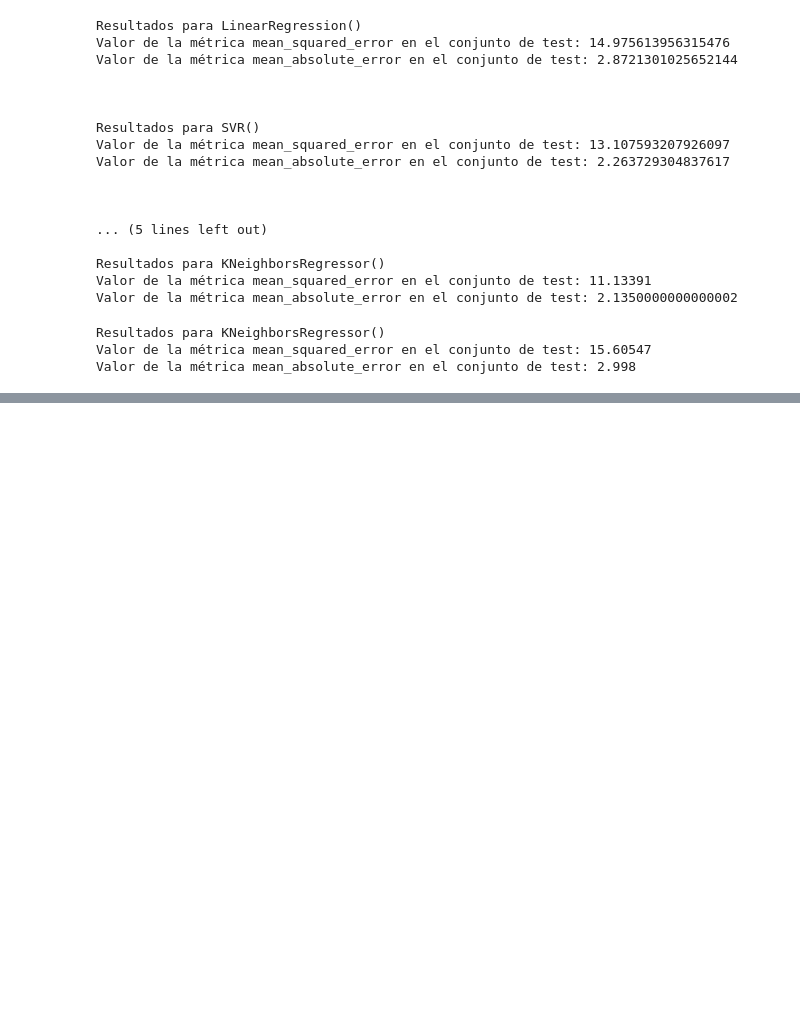
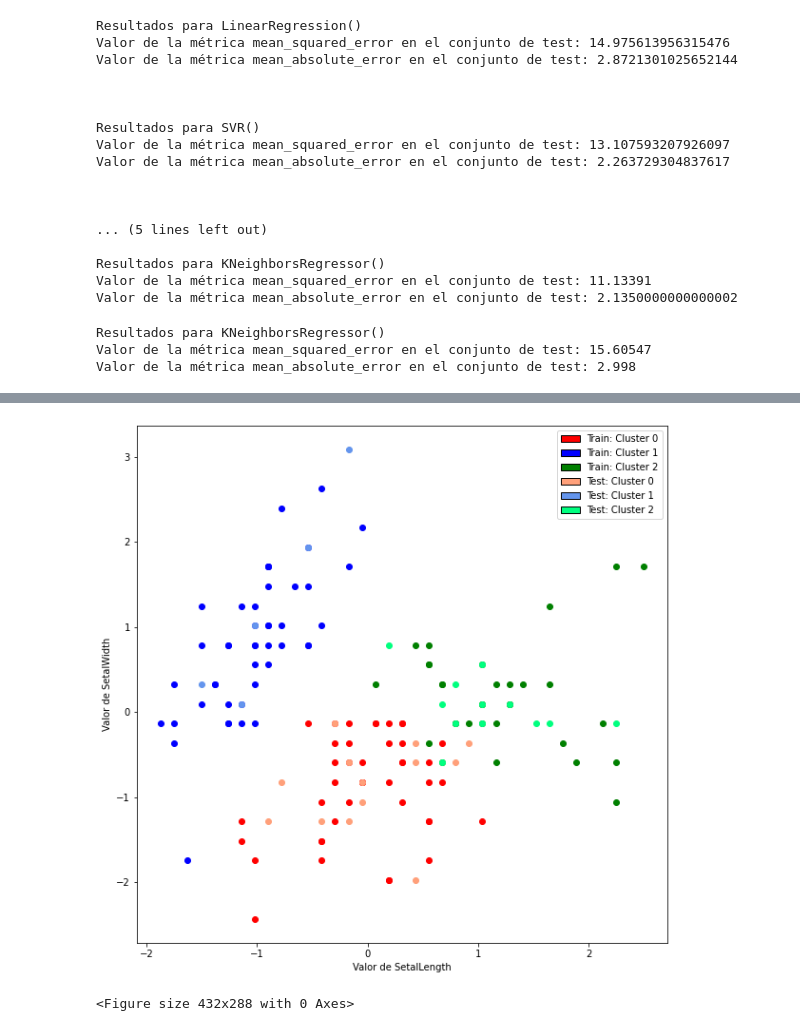
Before and after one commit to advy99/taller_osl_sklearn, a Jupyter notebook: notebook_taller.ipynb, the cells around one changed output, grey strips where cells are left out. Saved outputs shown, nothing was run; the diff lists cells and outputs as text; code cells hidden in the pictures; blank space fills up the shorter version.

```diff
--- a/notebook_taller.ipynb
+++ b/notebook_taller.ipynb
@@ -788 +875,25 @@ plt.clf()
 <Figure size 432x288 with 0 Axes>
+# %%
+plt.figure(figsize = (10, 10))
+plt.scatter(iris_train_c0[0], iris_train_c0[1], color = colores_grafico[0])
+plt.scatter(iris_train_c1[0], iris_train_c1[1], color = colores_grafico[1])
+plt.scatter(iris_train_c2[0], iris_train_c2[1], color = colores_grafico[2])
+
+plt.scatter(iris_test_c0[0], iris_test_c0[1], color = colores_grafico[3])
+plt.scatter(iris_test_c1[0], iris_test_c1[1], color = colores_grafico[4])
+plt.scatter(iris_test_c2[0], iris_test_c2[1], color = colores_grafico[5])
+
+plt.title("")
+plt.xlabel("Valor de SetalLength")
+plt.ylabel("Valor de SetalWidth")
+
+handles = [matplotlib.patches.Rectangle((0, 0), 1, 1, color=c, ec="k") for c in colores_grafico]
+labels = ["Train: Cluster 0", "Train: Cluster 1", "Train: Cluster 2", "Test: Cluster 0", "Test: Cluster 1", "Test: Cluster 2"]
+plt.legend(handles, labels)
+
+
+plt.show()
+plt.clf()
+# %% [output]
+[figure, added]
+<Figure size 432x288 with 0 Axes>
```
Also changed, not shown: parts of 44 cells of this notebook.
